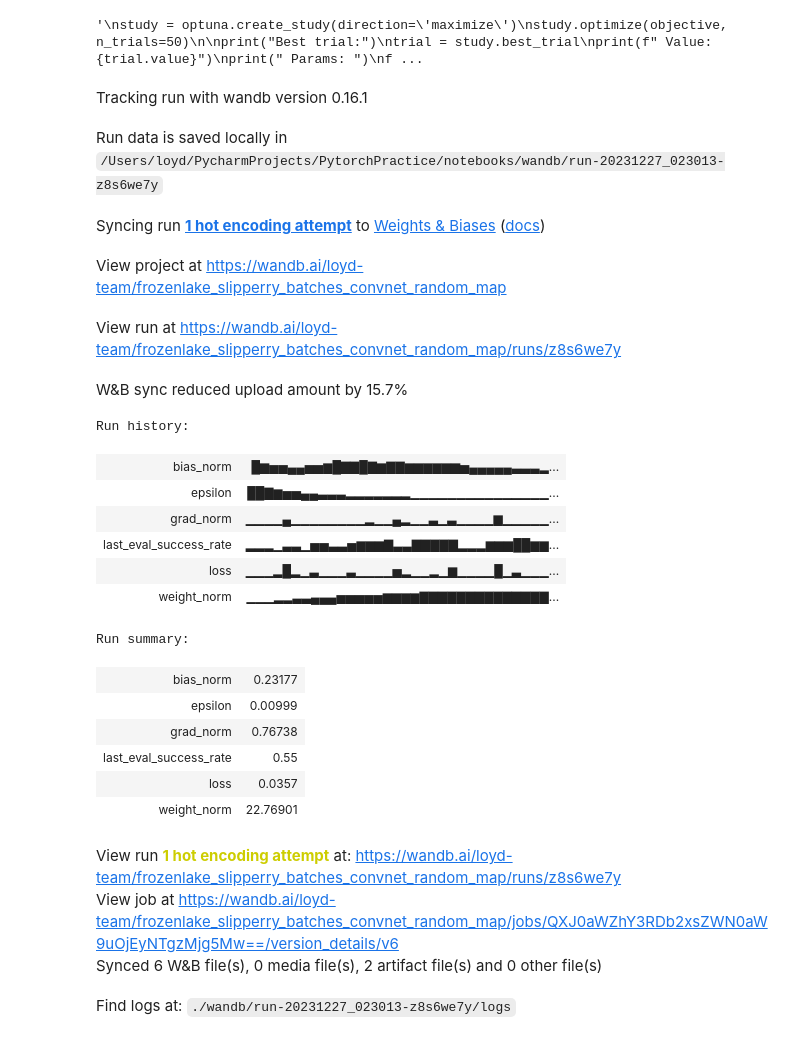
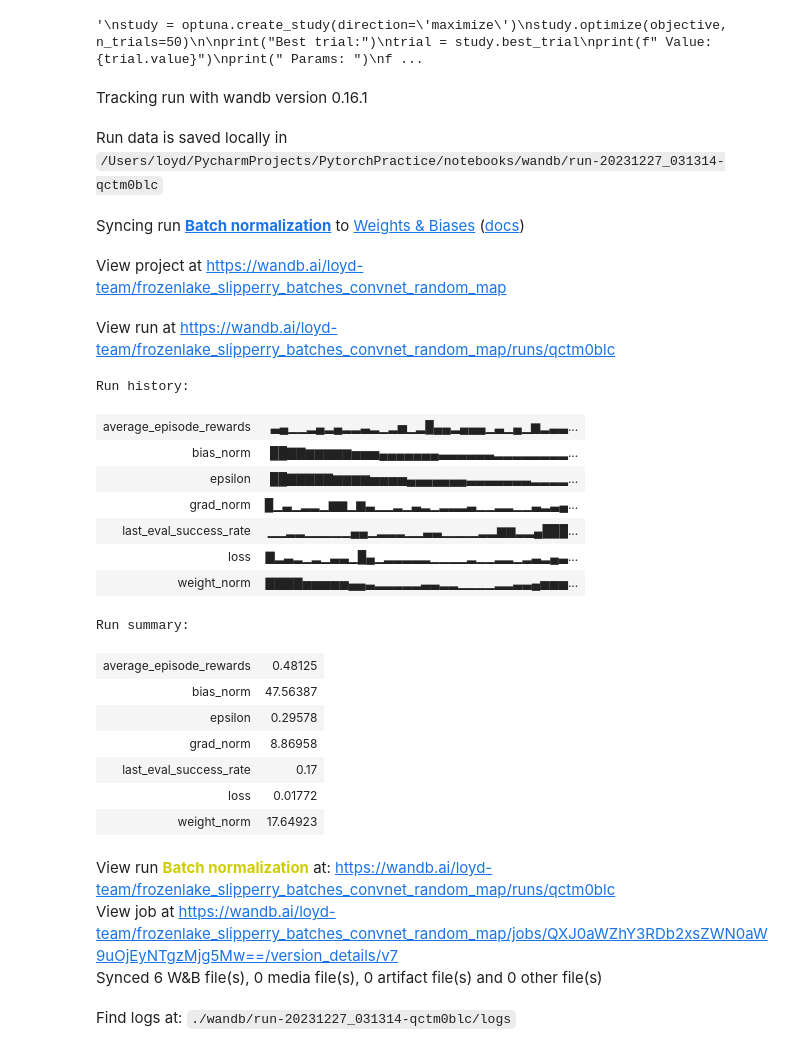
Before and after one commit to Looyyd/PytorchPractice, a Jupyter notebook: notebooks/ice_agent.ipynb, the cells around one changed output. Drawn from its saved outputs; the diff is of its cells as text; code cells hidden in the pictures.

Commit message:
batch normalization added

```diff
--- a/notebooks/ice_agent.ipynb
+++ b/notebooks/ice_agent.ipynb
@@ -30,17 +30,17 @@ class Net(nn.Module):
         return self.fc(x)
 
 class ConvNet(nn.Module):
-    # TODO: normalization layers, maybe layer norm because batch size of 1 ?
     def __init__(self, input_size, n_actions):
         super(ConvNet, self).__init__()
         self.conv1 = nn.Conv2d(4, 16, kernel_size=3, stride=1, padding=1)
+        self.bn1 = nn.BatchNorm2d(16)  # Batch normalization layer for conv1
         self.conv2 = nn.Conv2d(16, 32, kernel_size=3, stride=1, padding=1)
-        # Flatten the output for the fully connected layer
+        self.bn2 = nn.BatchNorm2d(32)  # Batch normalization layer for conv2
         self.fc = nn.Linear(32 * input_size, n_actions)
 
     def forward(self, x):
-        x = F.relu(self.conv1(x))
-        x = F.relu(self.conv2(x))
+        x = F.relu(self.bn1(self.conv1(x)))  # Apply batch normalization after conv1
+        x = F.relu(self.bn2(self.conv2(x)))  # Apply batch normalization after conv2
         x = x.view(x.size(0), -1)
         return self.fc(x)
 # %%
@@ -358,50 +333,51 @@ for key, value in trial.params.items():
 # Hyperparameters
 learning_rate = 0.0001
 gamma = 0.99
-epsilon = 1
-epsilon_decay = 0.995
+epsilon = 0.8
+epsilon_decay = 0.99
 # %%
 random_map = True
 is_slippery = False
 # %%
 # Train the model
-num_episodes = 1000
+num_episodes = 200
 n_actions = env.action_space.n
 n_states = env.observation_space.n
 model = ConvNet(n_states, n_actions).to(device)
 optimizer = optim.Adam(model.parameters(), lr=learning_rate)
 loss_fn = nn.MSELoss()
 wandb.init(project="frozenlake_slipperry_batches_convnet_random_map",
-           name=f"1 hot encoding attempt",
+           name=f"Batch normalization",
            reinit=True)
 model = train_model(model, optimizer, loss_fn, gamma, epsilon, epsilon_decay, num_episodes, device, n_states,
                     random_map=random_map, is_slippery=is_slippery,
                     forward_step_reward=0.05,
                     visited_step_reward=0,
-                    hole_reward=0)# maybe try 0 and not -0.05 again and run for longer so that it learns to avoid holes
+                    hole_reward=0)
 wandb.finish()
 # %% [output]
 Tracking run with wandb version 0.16.1
-Run data is saved locally in /Users/loyd/PycharmProjects/PytorchPractice/notebooks/wandb/run-20231227_023013-z8s6we7y
+Run data is saved locally in /Users/loyd/PycharmProjects/PytorchPractice/notebooks/wandb/run-20231227_031314-qctm0blc
-Syncing run 1 hot encoding attempt to Weights & Biases (docs)
+Syncing run Batch normalization to Weights & Biases (docs)
 View project at https://wandb.ai/loyd-team/frozenlake_slipperry_batches_convnet_random_map
-View run at https://wandb.ai/loyd-team/frozenlake_slipperry_batches_convnet_random_map/runs/z8s6we7y
+View run at https://wandb.ai/loyd-team/frozenlake_slipperry_batches_convnet_random_map/runs/qctm0blc
-W&B sync reduced upload amount by 15.7%
 Run history:
-| bias_norm | █▆▅▅▄▄▅▅▆█▇▇█▇▆▇▇▆▆▆▆▆▆▅▄▄▄▄▄▃▃▃▂... |
-| epsilon | ██▇▆▅▅▄▄▃▃▃▂▂▂▂▂▂▂▁▁▁▁▁▁▁▁▁▁▁▁▁▁▁... |
-| grad_norm | ▁▁▁▁▄▁▁▁▁▁▁▁▁▂▁▁▄▂▁▁▃▁▃▁▁▁▁▆▁▁▁▁▁... |
-| last_eval_success_rate | ▂▂▂▁▃▃▁▅▅▃▃▅▆▆▆▇▃▃▇▇▇▇▇▂▂▂▆▆▆██▆▆... |
-| loss | ▁▁▁▂█▂▁▃▁▁▁▃▁▁▁▁▅▂▁▁▂▁▆▁▁▁▁█▁▃▁▁▁... |
-| weight_norm | ▁▁▁▂▂▃▃▄▄▄▅▅▅▅▅▆▆▆▆▇▇▇▇▇▇▇▇▇▇▇▇▇▇... |
+| average_episode_rewards | ▃▄▁▁▂▄▂▄▂▂▃▂▁▂▅▁▂█▄▄▂▄▄▄▁▃▁▄▁▆▂▃▃... |
+| bias_norm | ██▇▇▆▆▆▆▆▅▅▅▄▄▄▄▄▄▄▃▃▃▃▃▃▂▂▂▂▂▂▂▂... |
+| epsilon | ██▇▇▇▇▇▆▆▆▆▅▅▅▅▄▄▄▄▄▄▄▃▃▃▃▃▃▃▂▂▂▂... |
+| grad_norm | █▁▃▁▂▂▁▆▆▁▆▃▁▁▂▁▃▂▁▂▂▂▃▁▁▂▂▁▁▃▂▃▄... |
+| last_eval_success_rate | ▁▁▂▂▁▁▁▁▁▄▄▁▂▂▂▁▁▃▃▁▁▁▁▂▂▆▆▂▂▄███... |
+| loss | ▇▂▃▂▁▂▁▃▃▁█▄▁▂▂▂▂▂▁▁▁▁▂▁▁▂▂▁▂▃▂▄▃... |
+| weight_norm | ▇▇▇▇▅▅▅▅▅▄▄▃▂▂▂▂▂▃▃▂▂▁▁▁▁▂▂▃▃▄▅▅▅... |
 Run summary:
-| bias_norm | 0.23177 |
-| epsilon | 0.00999 |
-| grad_norm | 0.76738 |
-| last_eval_success_rate | 0.55 |
-| loss | 0.0357 |
-| weight_norm | 22.76901 |
+| average_episode_rewards | 0.48125 |
+| bias_norm | 47.56387 |
+| epsilon | 0.29578 |
+| grad_norm | 8.86958 |
+| last_eval_success_rate | 0.17 |
+| loss | 0.01772 |
+| weight_norm | 17.64923 |
+View run Batch normalization at: https://wandb.ai/loyd-team/frozenlake_slipperry_batches_convnet_random_map/runs/qctm0blc
+View job at https://wandb.ai/loyd-team/frozenlake_slipperry_batches_convnet_random_map/jobs/QXJ0aWZhY3RDb2xsZWN0aW9uOjEyNTgzMjg5Mw==/version_details/v7
+Synced 6 W&B file(s), 0 media file(s), 0 artifact file(s) and 0 other file(s)
-View run 1 hot encoding attempt at: https://wandb.ai/loyd-team/frozenlake_slipperry_batches_convnet_random_map/runs/z8s6we7y
-View job at https://wandb.ai/loyd-team/frozenlake_slipperry_batches_convnet_random_map/jobs/QXJ0aWZhY3RDb2xsZWN0aW9uOjEyNTgzMjg5Mw==/version_details/v6
-Synced 6 W&B file(s), 0 media file(s), 2 artifact file(s) and 0 other file(s)
+Find logs at: ./wandb/run-20231227_031314-qctm0blc/logs
-Find logs at: ./wandb/run-20231227_023013-z8s6we7y/logs
```
Also changed, not shown: parts of 4 cells of this notebook.
